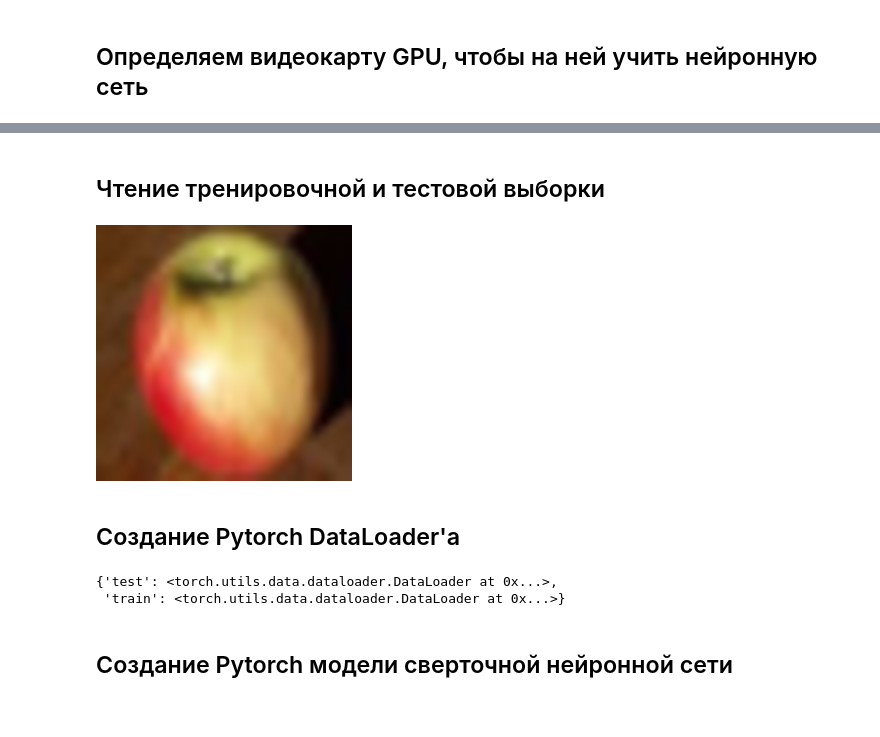
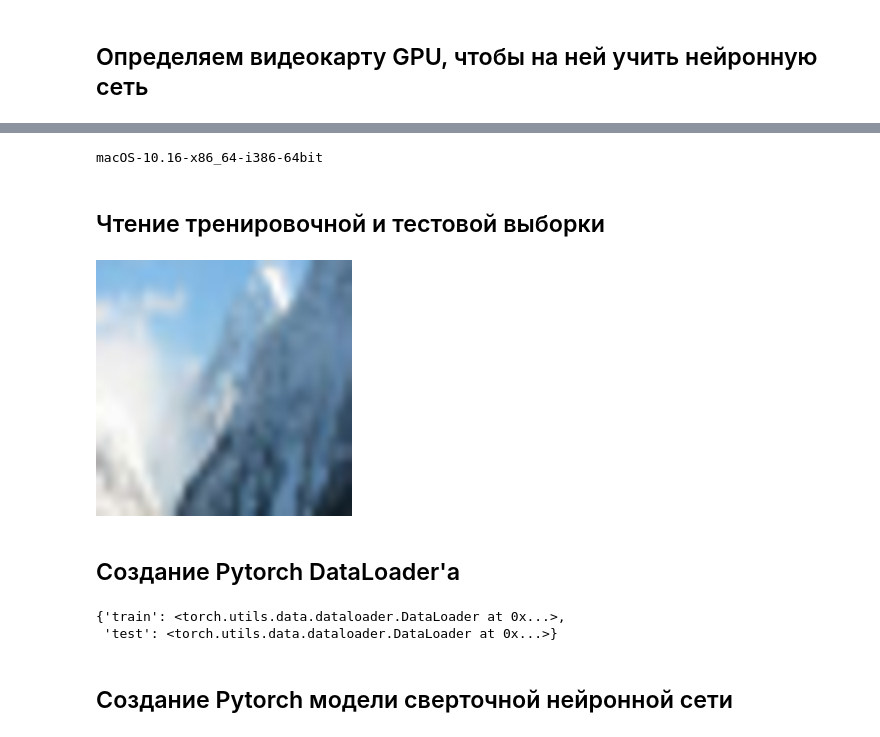
Before and after one commit to 814CK5N0W/intilligentes-system-design, a Jupyter notebook: labs/jupyter/cnn.ipynb, the cells around one changed output, grey strips where cells are left out. Drawn from its saved outputs; the diff is of its cells as text; code cells hidden in the pictures.

```diff
--- a/labs/jupyter/cnn.ipynb
+++ b/labs/jupyter/cnn.ipynb
@@ -104,34 +59,39 @@ cifar-100-python/meta
+# %%
+device = torch.device('cpu')
+import platform
+print(platform.platform())
+# %% [output]
+macOS-10.16-x86_64-i386-64bit
 # %% [markdown]
 ## Чтение тренировочной и тестовой выборки
 # %%
-with open('cifar-100-python/train', 'rb') as f:
+with open('/Users/blacksnow/github/intilligentes-system-design/data/cifar-100-python/train', 'rb') as f:
     data_train = pickle.load(f, encoding='latin1')
-with open('cifar-100-python/test', 'rb') as f:
+with open('/Users/blacksnow/github/intilligentes-system-design/data/cifar-100-python/test', 'rb') as f:
     data_test = pickle.load(f, encoding='latin1')
 
-# Здесь указать ваши классы по варианту!!!
-CLASSES = [0, 55, 58]
+CLASSES = [24, 24, 49]
 
 train_X = data_train['data'].reshape(-1, 3, 32, 32)
-train_X = np.transpose(train_X, [0, 2, 3, 1]) # NCWC -> NWHC
+train_X = np.transpose(train_X, [0, 2, 3, 1])
 train_y = np.array(data_train['fine_labels'])
 mask = np.isin(train_y, CLASSES)
 train_X = train_X[mask].copy()
 train_y = train_y[mask].copy()
 train_y = np.unique(train_y, return_inverse=1)[1]
 del data_train
 
 test_X = data_test['data'].reshape(-1, 3, 32, 32)
 test_X = np.transpose(test_X, [0, 2, 3, 1])
 test_y = np.array(data_test['fine_labels'])
 mask = np.isin(test_y, CLASSES)
 test_X = test_X[mask].copy()
 test_y = test_y[mask].copy()
 test_y = np.unique(test_y, return_inverse=1)[1]
 del data_test
 Image.fromarray(train_X[50]).resize((256,256))
 # %% [output]
-[figure, old version]
+[figure, new version]
 # %% [markdown]
 ## Создание Pytorch DataLoader'a
 # %%
@@ -146,8 +106,8 @@ for (X, y), part in zip([(train_X, train_y), (test_X, test_y)],
     dataloader[part] = DataLoader(dataset, batch_size=batch_size, shuffle=True) # создание экземпляра класса DataLoader
 dataloader
 # %% [output]
-{'test': <torch.utils.data.dataloader.DataLoader at 0x...>,
- 'train': <torch.utils.data.dataloader.DataLoader at 0x...>}
+{'train': <torch.utils.data.dataloader.DataLoader at 0x...>,
+ 'test': <torch.utils.data.dataloader.DataLoader at 0x...>}
 # %% [markdown]
 ## Создание Pytorch модели сверточной нейронной сети
 # %%
```
Also changed, not shown: parts of 9 cells of this notebook, 4 other files.
